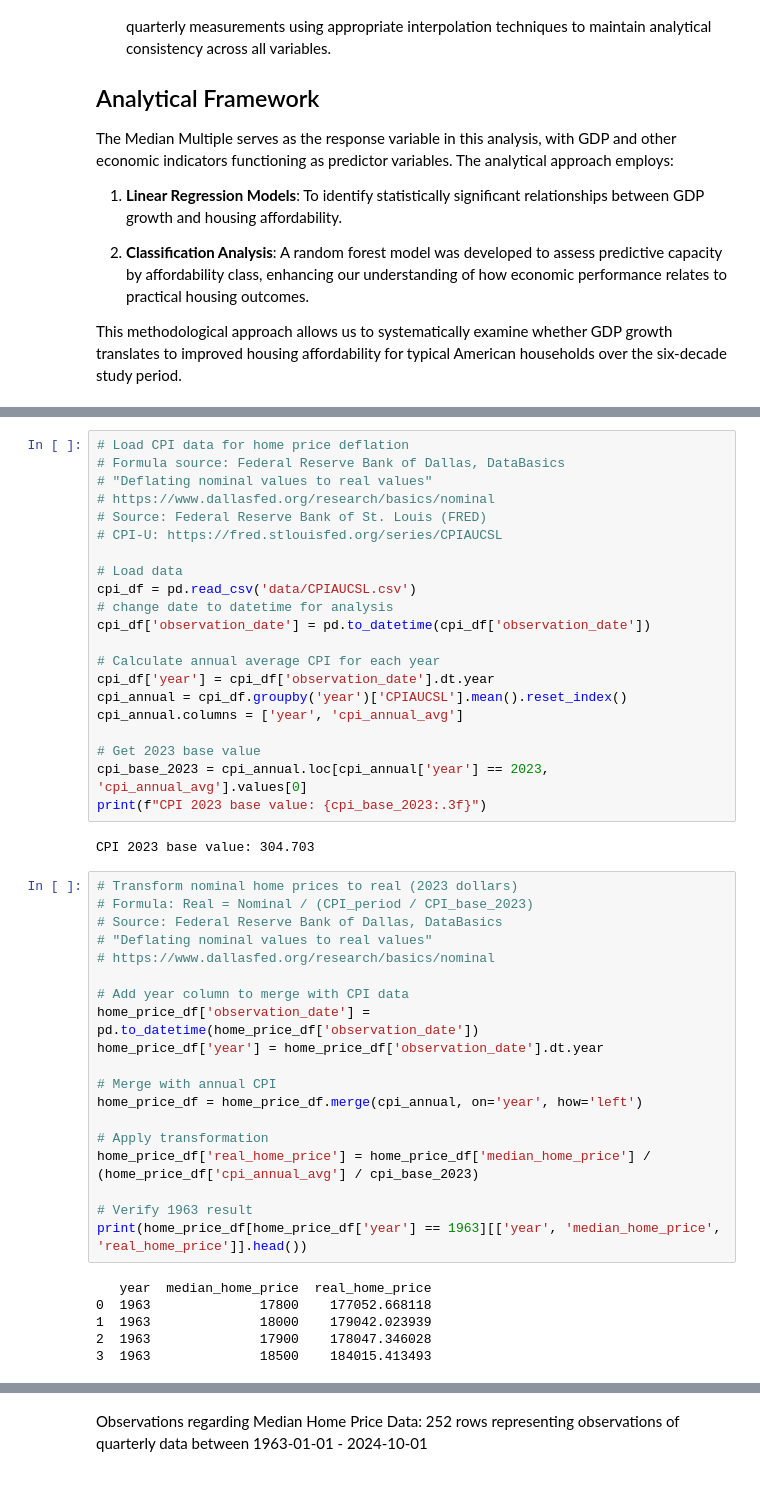
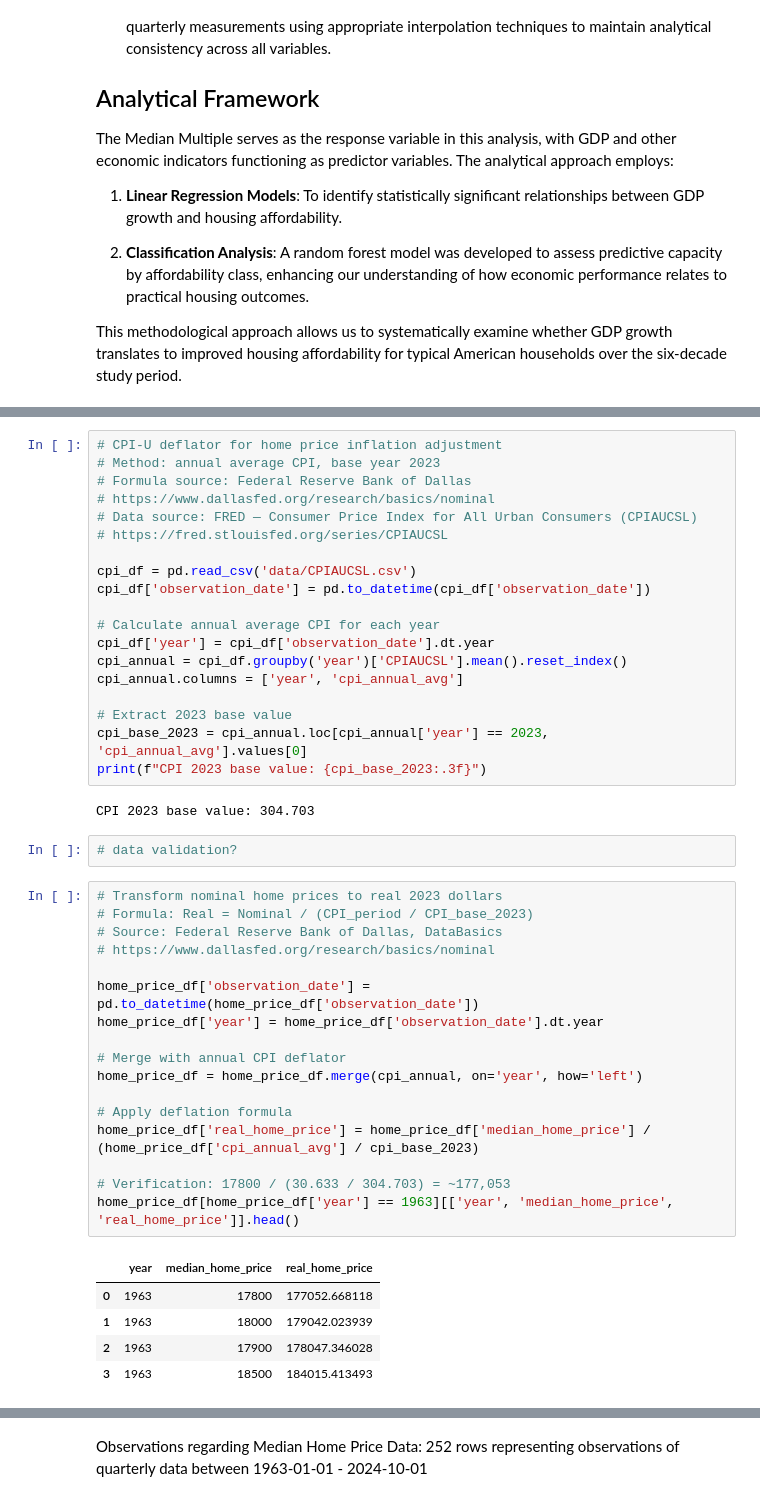
Before and after one commit to Djaser23/MM_GDP, a Jupyter notebook: MM_GDP.ipynb, the cells around one changed output, grey strips where cells are left out. Drawn from its saved outputs; the diff is of its cells as text.

Commit message:
Clean up imports and data loading cells
imports cell, home price loading, data integrity check, cpi loading, deflation cell

```diff
--- a/MM_GDP.ipynb
+++ b/MM_GDP.ipynb
@@ -99,14 +92,12 @@ dtype: int64
 # %%
-# Load CPI data for home price deflation
-# Formula source: Federal Reserve Bank of Dallas, DataBasics
-# "Deflating nominal values to real values"
+# CPI-U deflator for home price inflation adjustment
+# Method: annual average CPI, base year 2023
+# Formula source: Federal Reserve Bank of Dallas
 # https://www.dallasfed.org/research/basics/nominal
-# Source: Federal Reserve Bank of St. Louis (FRED)
-# CPI-U: https://fred.stlouisfed.org/series/CPIAUCSL
+# Data source: FRED — Consumer Price Index for All Urban Consumers (CPIAUCSL)
+# https://fred.stlouisfed.org/series/CPIAUCSL
 
-# Load data
 cpi_df = pd.read_csv('data/CPIAUCSL.csv')
-# change date to datetime for analysis
 cpi_df['observation_date'] = pd.to_datetime(cpi_df['observation_date'])
 
 # Calculate annual average CPI for each year
@@ -114,33 +105,33 @@ cpi_df['year'] = cpi_df['observation_date'].dt.year
 cpi_annual = cpi_df.groupby('year')['CPIAUCSL'].mean().reset_index()
 cpi_annual.columns = ['year', 'cpi_annual_avg']
 
-# Get 2023 base value
+# Extract 2023 base value
 cpi_base_2023 = cpi_annual.loc[cpi_annual['year'] == 2023, 'cpi_annual_avg'].values[0]
 print(f"CPI 2023 base value: {cpi_base_2023:.3f}")
 # %% [output]
 CPI 2023 base value: 304.703
+# %%
+# data validation?
 # %%
-# Transform nominal home prices to real (2023 dollars)
+# Transform nominal home prices to real 2023 dollars
 # Formula: Real = Nominal / (CPI_period / CPI_base_2023)
 # Source: Federal Reserve Bank of Dallas, DataBasics
-# "Deflating nominal values to real values"
 # https://www.dallasfed.org/research/basics/nominal
 
-# Add year column to merge with CPI data
 home_price_df['observation_date'] = pd.to_datetime(home_price_df['observation_date'])
 home_price_df['year'] = home_price_df['observation_date'].dt.year
 
-# Merge with annual CPI
+# Merge with annual CPI deflator
 home_price_df = home_price_df.merge(cpi_annual, on='year', how='left')
 
-# Apply transformation
+# Apply deflation formula
 home_price_df['real_home_price'] = home_price_df['median_home_price'] / (home_price_df['cpi_annual_avg'] / cpi_base_2023)
 
-# Verify 1963 result
-print(home_price_df[home_price_df['year'] == 1963][['year', 'median_home_price', 'real_home_price']].head())
+# Verification: 17800 / (30.633 / 304.703) = ~177,053
+home_price_df[home_price_df['year'] == 1963][['year', 'median_home_price', 'real_home_price']].head()
 # %% [output]
-   year  median_home_price  real_home_price
-0  1963              17800    177052.668118
-1  1963              18000    179042.023939
-2  1963              17900    178047.346028
-3  1963              18500    184015.413493
+|  | year | median_home_price | real_home_price |
+| 0 | 1963 | 17800 | 177052.668118 |
+| 1 | 1963 | 18000 | 179042.023939 |
+| 2 | 1963 | 17900 | 178047.346028 |
+| 3 | 1963 | 18500 | 184015.413493 |
```
Also changed, not shown: parts of 8 cells of this notebook.
